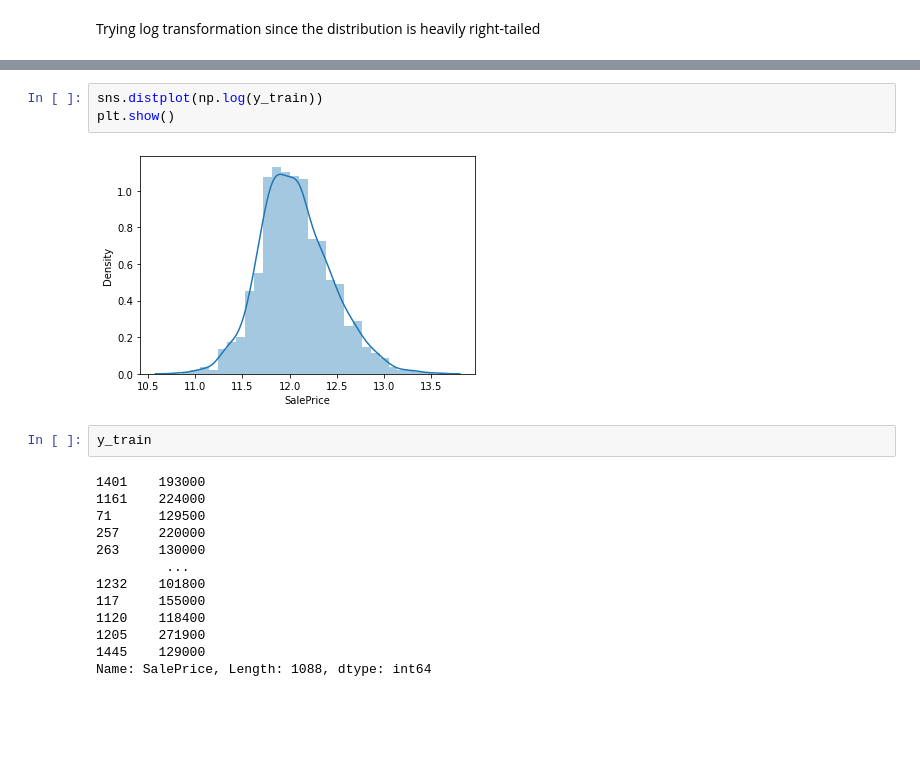
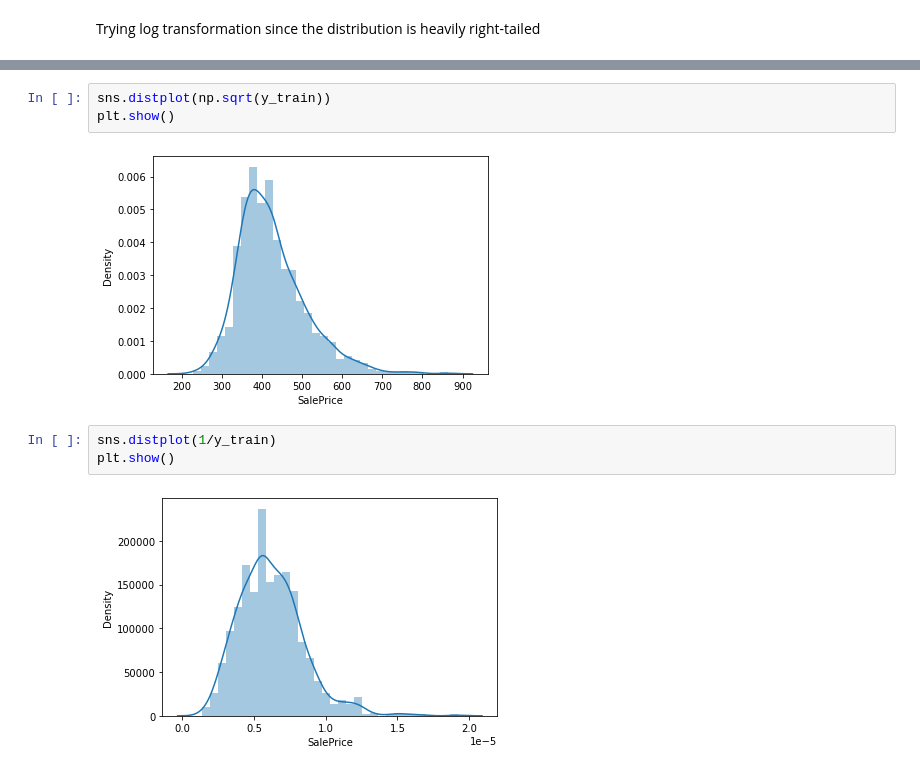
Before and after one commit to tthakur2015/Advanced-Regression, a Jupyter notebook: Advances Regression Assignment.ipynb, the cells around one changed output, grey strips where cells are left out. Drawn from its saved outputs; the diff is of its cells as text; blank space fills up the shorter version.

```diff
--- a/Advances Regression Assignment.ipynb
+++ b/Advances Regression Assignment.ipynb
@@ -405,20 +450,10 @@ Trying log transformation since the distribution is heavily right-tailed
 # %%
-sns.distplot(np.log(y_train))
+sns.distplot(np.sqrt(y_train))
 plt.show()
 # %% [output]
-[figure, old version]
+[figure, new version]
-# %%
-y_train
-# %% [output]
-1401    193000
-1161    224000
-71      129500
-257     220000
-263     130000
-         ...
-1232    101800
-117     155000
-1120    118400
-1205    271900
-1445    129000
-Name: SalePrice, Length: 1088, dtype: int64
+# %%
+sns.distplot(1/y_train)
+plt.show()
+# %% [output]
+[figure, added]
```
Also changed, not shown: parts of 46 cells of this notebook.
